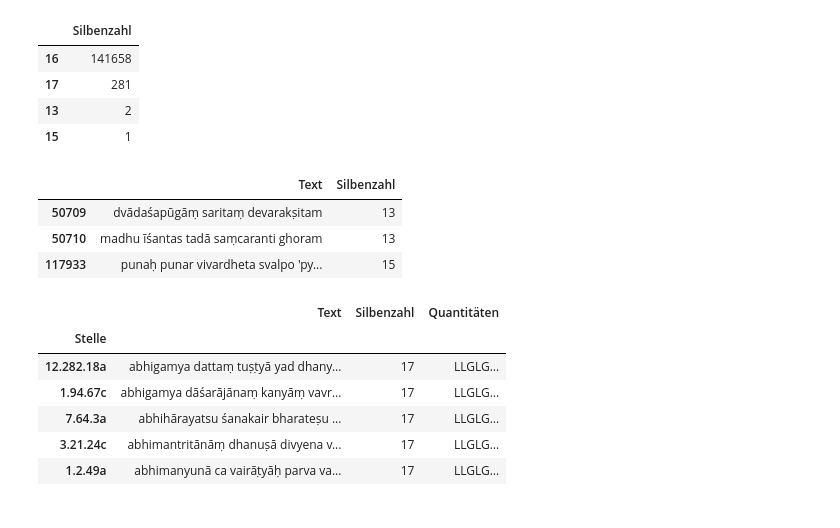
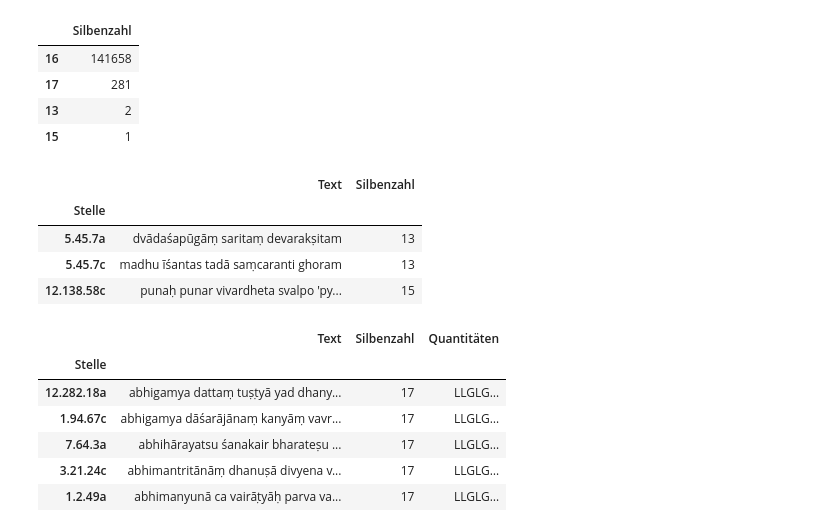
Before and after one commit to kmein/shloka, a Jupyter notebook: shloka-scansion/Shloka.ipynb, the cells around one changed output. Drawn from its saved outputs; the diff is of its cells as text; code cells hidden in the pictures.

```diff
--- a/shloka-scansion/Shloka.ipynb
+++ b/shloka-scansion/Shloka.ipynb
@@ -45,6 +45,7 @@ df = pd.read_csv("shloka/mahabharata.csv").rename(columns={
     "type": "Art",
     "text": "Text",
     "syllables": "Silben",
+    "syllables_symbols": "Silbenschema",
     "lengths": "Quantitäten + Wortgrenzen"
 })
 # %%
@@ -88,16 +89,17 @@ syllable_counts
 # %%
 # catalectic
 catalectic_shlokas = shlokas_all[
     shlokas_all["Silbenzahl"] < 16
 ][["Text", "Silbenzahl"]]
 write_table(catalectic_shlokas, "catalectic_shlokas",
-            caption="Shlokas mit Silbenzahl < 16")
+            caption="Verse mit Silbenzahl < 16")
 catalectic_shlokas
 # %% [output]
 |  | Text | Silbenzahl |
-| 50709 | dvādaśapūgāṃ saritaṃ devarakṣitam | 13 |
-| 50710 | madhu īśantas tadā saṃcaranti ghoram | 13 |
-| 117933 | punaḥ punar vivardheta svalpo 'py... | 15 |
+| Stelle |  |  |
+| 5.45.7a | dvādaśapūgāṃ saritaṃ devarakṣitam | 13 |
+| 5.45.7c | madhu īśantas tadā saṃcaranti ghoram | 13 |
+| 12.138.58c | punaḥ punar vivardheta svalpo 'py... | 15 |
 # %%
 # hypermetric
 hypermetric_shlokas_resolution = shlokas_all[
```
Also changed, not shown: parts of 40 cells of this notebook.
